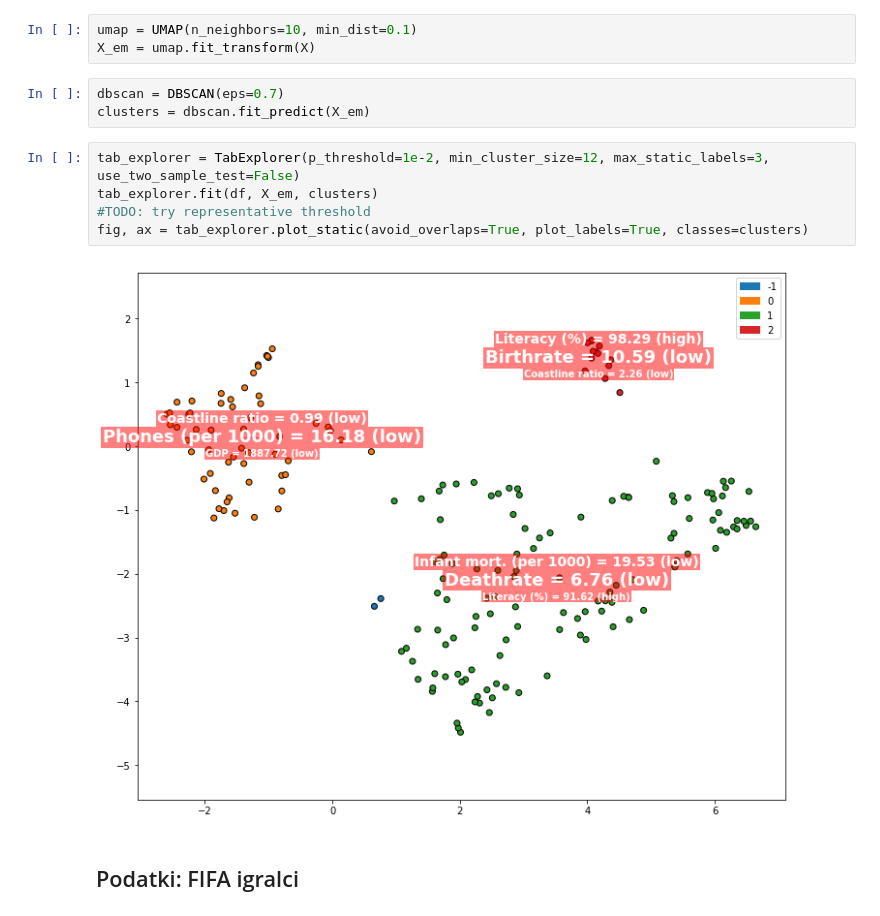
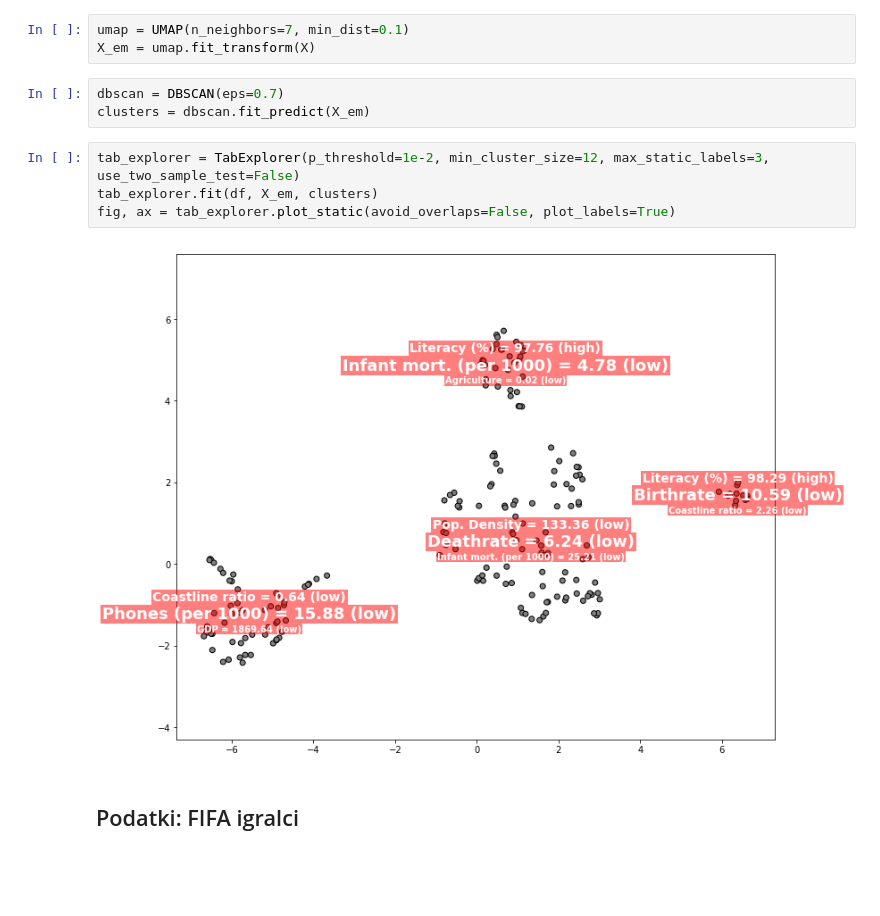
Before and after one commit to simejanko/mag-multidim-proj-visualisation, a Jupyter notebook: showcases/tab_exploration.ipynb, the cells around one changed output. Cells and saved outputs as stored; diff of their text form; blank space fills up the shorter version.

```diff
--- a/showcases/tab_exploration.ipynb
+++ b/showcases/tab_exploration.ipynb
@@ -394,7 +394,7 @@ df.head()
 # %%
 X = pd.get_dummies(standardize_continuous(df)).values.astype(np.float32)
 # %%
-umap = UMAP(n_neighbors=10, min_dist=0.1)
+umap = UMAP(n_neighbors=7, min_dist=0.1)
 X_em = umap.fit_transform(X)
 # %%
 dbscan = DBSCAN(eps=0.7)
@@ -402,10 +402,9 @@ clusters = dbscan.fit_predict(X_em)
 # %%
 tab_explorer = TabExplorer(p_threshold=1e-2, min_cluster_size=12, max_static_labels=3,  use_two_sample_test=False)
 tab_explorer.fit(df, X_em, clusters)
-#TODO: try representative threshold
-fig, ax = tab_explorer.plot_static(avoid_overlaps=True, plot_labels=True, classes=clusters)
+fig, ax = tab_explorer.plot_static(avoid_overlaps=False, plot_labels=True)
 # %% [output]
-[figure, old version]
+[figure, new version]
 # %% [markdown]
 ## Podatki: FIFA igralci
 # %%
```
